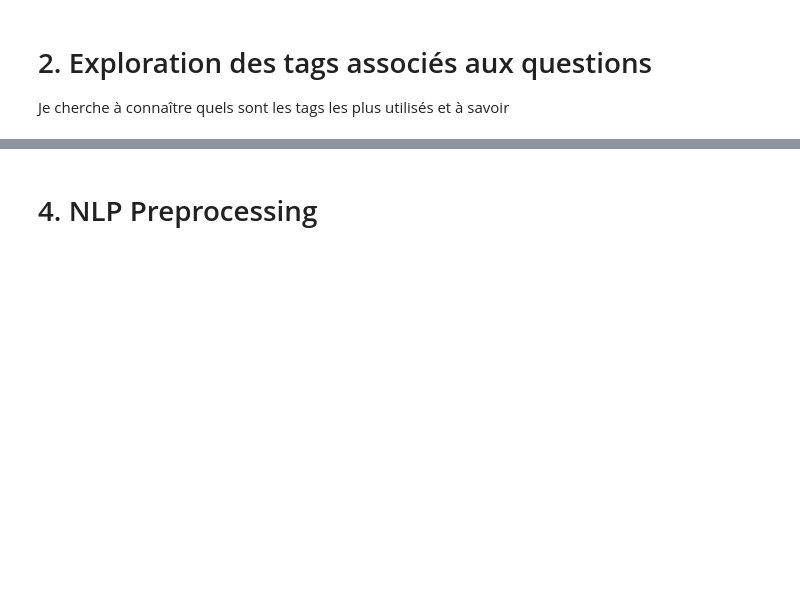
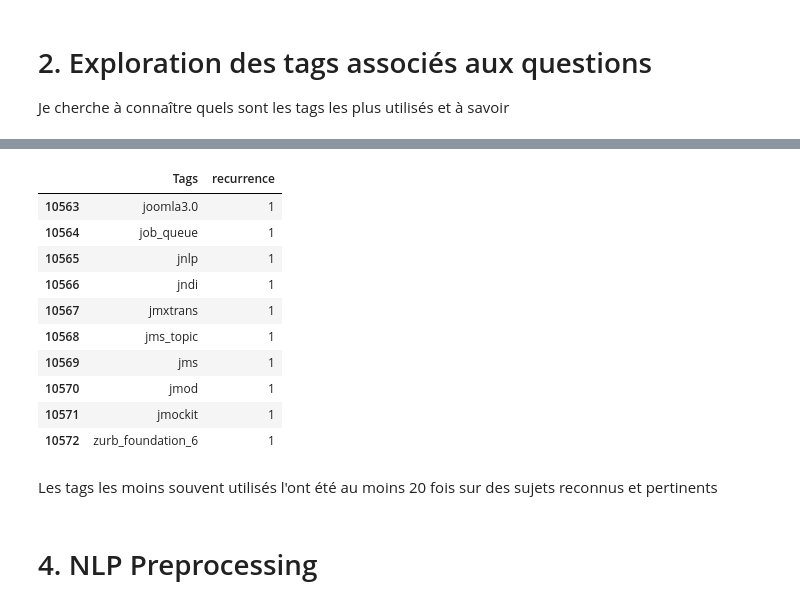
Before and after one commit to Adrian1903/Categorisez-automatiquement-des-questions, a Jupyter notebook: dev/02_nettoyage.ipynb, the cells around one changed output, grey strips where cells are left out. Saved outputs shown, nothing was run; the diff lists cells and outputs as text; code cells hidden in the pictures; blank space fills up the shorter version.

```diff
--- a/dev/02_nettoyage.ipynb
+++ b/dev/02_nettoyage.ipynb
@@ -142,0 +156,15 @@ plt.savefig('img/img_tags_count.png',
+# %%
+bag_tags = tags
+bag_tags.tail(10)
+# %% [output]
+|  | Tags | recurrence |
+| 10563 | joomla3.0 | 1 |
+| 10564 | job_queue | 1 |
+| 10565 | jnlp | 1 |
+| 10566 | jndi | 1 |
+| 10567 | jmxtrans | 1 |
+| 10568 | jms_topic | 1 |
+| 10569 | jms | 1 |
+| 10570 | jmod | 1 |
+| 10571 | jmockit | 1 |
+| 10572 | zurb_foundation_6 | 1 |
@@ -143,2 +173,4 @@ plt.savefig('img/img_tags_count.png',
+# %% [markdown]
+Les tags les moins souvent utilisés l'ont été au moins 20 fois sur des sujets reconnus et pertinents
 # %% [markdown]
 # 4. NLP Preprocessing
```
Also changed, not shown: parts of 18 cells of this notebook.
